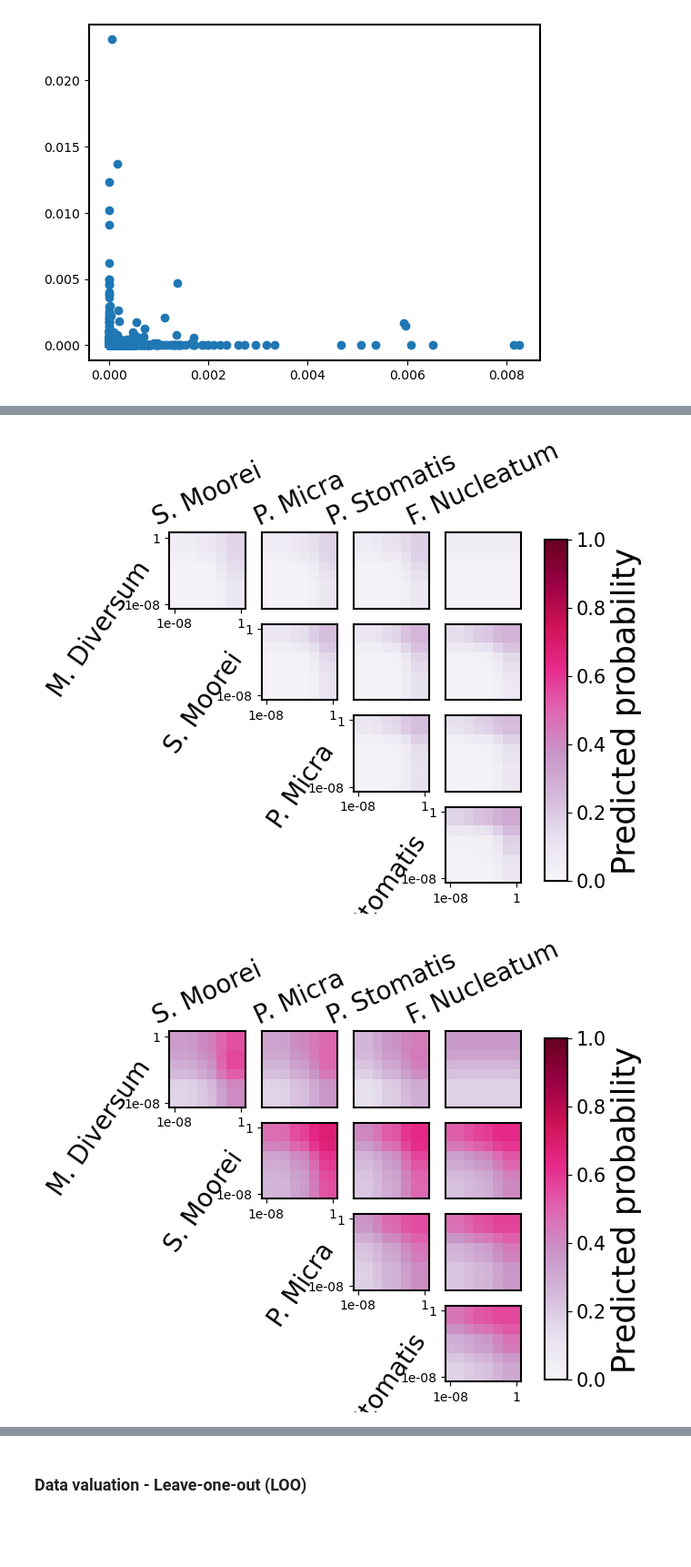
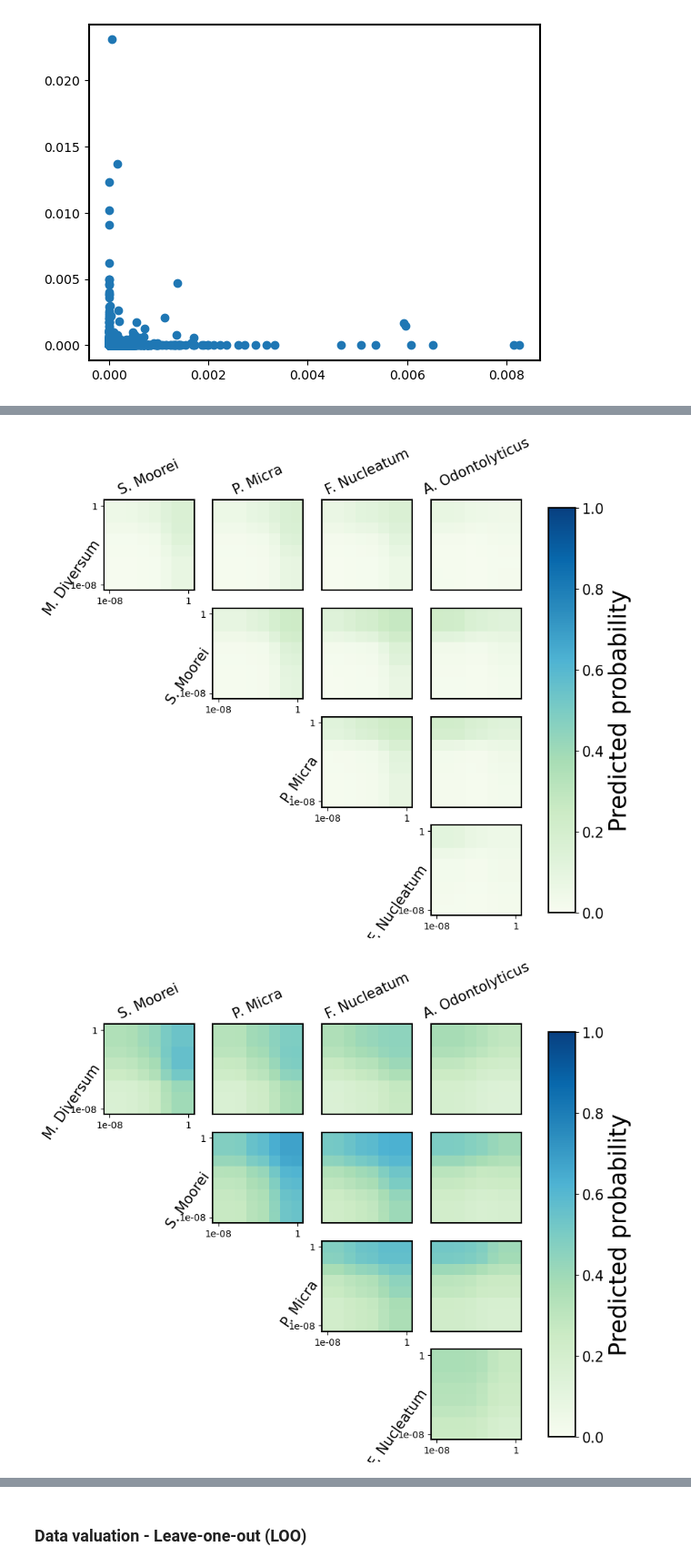
Before and after one commit to LenMetz/TabPFN-medical, a Jupyter notebook: interpretability.ipynb, the cells around one changed output, grey strips where cells are left out. Shown at 91% size. Drawn from its saved outputs; the diff is of its cells as text; code cells hidden in the pictures; blank space fills up the shorter version.

```diff
--- a/interpretability.ipynb
+++ b/interpretability.ipynb
@@ -171,0 +152,5 @@ KeyboardInterrupt
+# %%
+file1 = np.load(f"results/{red_name}/extranew6_rocs1.npy")
+for i in range(5):
+    b = bacteria_names[best[i]]
+    print(best[i], b)
@@ -534,24 +533,26 @@ print(best[0])
 num = 100
 features = [1223, 1342]#[637, 1063, 921]#+list(best[:50])#[637, 1063]#best[50:100]#[921]
 features = [921,44,1240,1000,1031,257,637, 1063]
-features = [921,1240,1000,1031,637]
+#features = [921,1240,1000,1031,637]
 #features = [921]
-fis = np.load(f"results/fi-loco/extranew4_rocs1.npy")
+fis = np.load(f"results/fi-loco/extranew4_f1s1.npy")
 #print(fis)
 reducer = AnovaSelect()
-best = np.argsort(fis)[::-1]
-#features = best[:5]
+best = np.argsort(np.abs(fis))[::-1]
+#features = best[:10]
 names = ["XGBClassifier_", "pfn", "newmod_small_"]
+#names = ["XGBClassifier_", "MedPFNClassifier_", "TabPFNClassifier_"]
 titles = ["XGBoost", "Tabpfn", "MedPFN"]
+X_train, X_test, y_train, y_test = train_test_split(all_data, labels, train_size=1024, test_size=512, stratify=labels, random_state=42)
 for f in features:
     fig, ax = plt.subplots(1, 4, dpi=100, figsize = (20,5))
     fvalues = np.geomspace(np.min(all_data[(all_data[:,f]>0),f])+1e-10,np.max(all_data[:,f]),num=num)
     fvalues = np.geomspace(1e-10,1,num=num)
     #print(fvalues)
     #print(ice_curves.shape)
-    c0_features = all_data[labels==0,f]
+    c0_features = X_train[y_train==0,f]
     #print(np.mean((c0_features!=0)*1))
-    c1_features = all_data[labels==1,f]
+    c1_features = X_train[y_train==1,f]
     #print(np.mean((c1_features!=0)*1))
     for mod in range(3):
         ice_curves = np.load(f"results/ice/{names[mod]}feature{f}.npy")
@@ -566,14 +567,15 @@ for f in features:
         ax[mod].grid()
         ax[mod].set_xscale("log")
 
-    bins = np.linspace(0,0.001,20)#np.geomspace(1e-10,1e-2,num=num)
+    bins = np.linspace(0,0.01,100)#np.geomspace(1e-10,1e-2,num=num)
     new_data = np.concatenate((c0_features,c1_features),axis=0)
     c = np.concatenate((np.zeros(c0_features.shape[0]),np.ones(c1_features.shape[0])))
-    #ax[3].scatter(np.arange(all_data.shape[0]),new_data[:], c=c)#,c=labels)
-    #ax[3].set_yscale("log")
+
+    ax[3].scatter(np.arange(new_data.shape[0]),new_data,c=c)#all_data[:,f], c=labels)#,c=labels)
+    ax[3].set_yscale("symlog")
     #ax[3].set_ylim(0,0.1)
     #ax[3].hist(c0_features,bins=bins, rwidth=0.5, align="left", weights=np.ones_like(c0_features)/len(c0_features))
     #ax[3].hist(c1_features,bins=bins, rwidth=0.5, align="mid", weights=np.ones_like(c1_features)/len(c1_features))
     reducer.fit(all_data, labels)
-    fig.suptitle(f"Name: {bacteria_names[f]}; score: {reducer.anova.scores_[f]}", fontsize=20)
+    fig.suptitle(f"Name: {bacteria_names[f]}; mean c0: {round(np.median(c0_features),5)}, mean c1: {round(np.median(c1_features),5)}", fontsize=20)
     fig.show()
@@ -652,20 +709,22 @@ s__Fusobacterium_nucleatum
 # %%
 features = [921,44,1240,1000,1031,257,637, 1063]
-features = [921,1240,1000,1031,637]
 
 bnames = ["M. Diversum", "S. Moorei", "P. Micra", "P. Stomatis", "F. Nucleatum", "P. Intermedia"]
+bnames = ["M. Diversum", "S. Moorei", "P. Micra", "F. Nucleatum", "A. Odontolyticus"]
 data = np.load(f"results/ice/newmod_small_f1_{1063}_f2_{1063}_.npy")
 vmin = 0#np.min(np.mean(data[:,0:10,0:10],axis=-1))
 vmax = 1#np.max(np.mean(data[:,1:10,1:10],axis=-1))
-'''for i in range(8):
+for i in range(8):
     for j in range(8):
         data = np.load(f"results/ice/newmod_small_f1_{features[i]}_f2_{features[j]}_.npy")
         #print(data.shape)
         data_fix = data[i*80+j*10:i*80+j*10+10]
-        np.save(f"results/ice/newmod_small_f1_{features[i]}_f2_{features[j]}_fixed.npy", data_fix)'''
+        #print(i*80+j*10)
+        np.save(f"results/ice/newmod_small_f1_{features[i]}_f2_{features[j]}_fixed.npy", data_fix)
 #x2 = remove_zero_features(x2)
 #class_assigner = priors.flexible_categorical.BalancedBinarize()#MulticlassRank(hyperparameters['num_classes'], ordered_p=hyperparameters['output_multiclass_ordered_p'])
 #b = class_assigner(b)
+features = [921,1240,1000,637,44]
 N = len(features)
 
 data = np.load(f"results/ice/newmod_small_f1_{1031}_f2_{637}_.npy")
@@ -673,41 +732,41 @@ lowest = np.argmin(data[-2,-2,:])
 strongest = np.argmax(data[-2,-2,:])
 fvalues = np.geomspace(1e-10,1,num=10)
 for p in [96,272,115,119]:#np.random.choice(512,10, False):
-    fig = plt.figure(figsize=(5,5))
+    fig = plt.figure(figsize=(8,8),dpi=100)
     for i in range(N-1):
         for j in range(N):
             data = np.load(f"results/ice/newmod_small_f1_{features[i]}_f2_{features[j]}_fixed.npy")
             #print(data.shape)
             #data_fix = data[i*80+j*10+1:i*80+j*10+9,1:9]
             #print(data_fix.shape)
             #print(data_fix.shape)
             if(j>i) :
                 ax = plt.subplot2grid((N-1, N-1), (i,j-1))
                 ax.set_xticks([])
                 ax.set_yticks([])
                 if j==i+1:
-                    ax.set_ylabel(bnames[i], labelpad=-25, horizontalalignment="right", rotation=55, fontsize=20)
+                    ax.set_ylabel(bnames[i], labelpad=-35, horizontalalignment="right", rotation=55, fontsize=15)
                     #ax.set_ylabel(i, labelpad=10, horizontalalignment="right", rotation="horizontal")
                     ax.set_xticks([0,7],[1e-8,1])
                     ax.set_yticks([0,7],[1e-8,1])
                 if i==0:
-                    ax.set_title(bnames[j],rotation=25, x=0.5,y=1, fontsize=20)
+                    ax.set_title(bnames[j],rotation=25, x=0.5,y=1, fontsize=15)
                     #ax.set_title(j,rotation=45)
                 #ax.xaxis.set_ticklabels([])
                 #ax.yaxis.set_ticklabels([])
-                a = plt.imshow(data[2:10,2:10,p], origin="lower", vmin=vmin, vmax=vmax, cmap="PuRd")
+                a = plt.imshow(data[2:10,2:10,p], origin="lower", vmin=vmin, vmax=vmax, cmap="GnBu")
                 #plt.title(f"p: {p}")
                 #x = np.arange(10)
                 #fig2, ax2 = plt.subplots(subplot_kw={'projection': '3d'})
                 #ax.plot_trisurf(x, y, z, vmin=z.min() * 2, cmap=cm.Blues)
                 #ax2.plot_wireframe(x, x, np.mean(data_fix,axis=-1))
 
     cbar_ax = fig.add_axes([0.95, 0.115, 0.05, 0.75])  # [left, bottom, width, height]
     cbar = fig.colorbar(a, cax=cbar_ax, pad=1.5)
     cbar.ax.tick_params(labelsize=15)
     cbar.set_label("Predicted probability", fontsize=25)
     fig.savefig(f"results/plots/ice_x2_p{p}.eps", bbox_inches='tight')
     fig.show()
 # %% [output]
-[figure, old version]
+[figure, new version]
-[figure, old version]
+[figure, new version]
```
Also changed, not shown: parts of 12 cells of this notebook, 44 other files.
